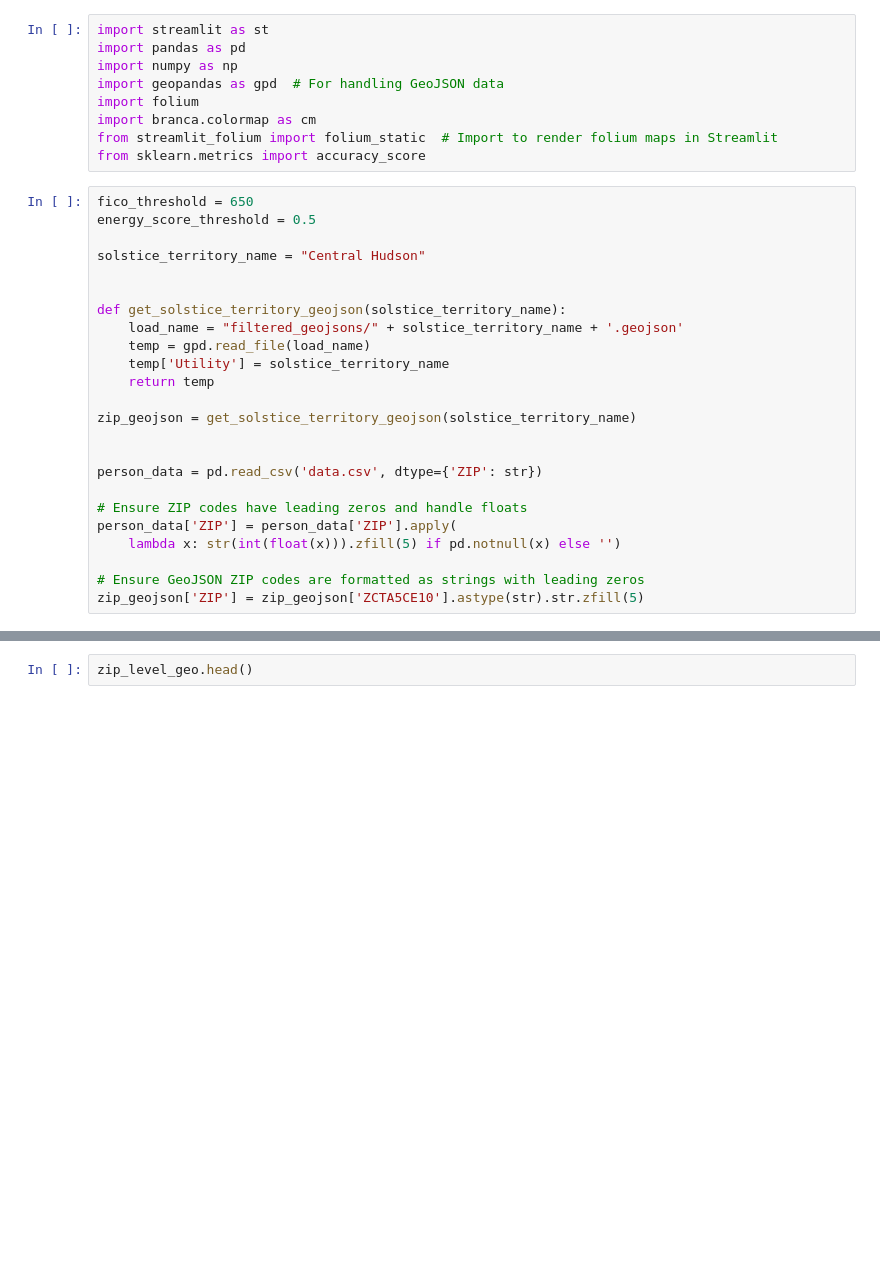
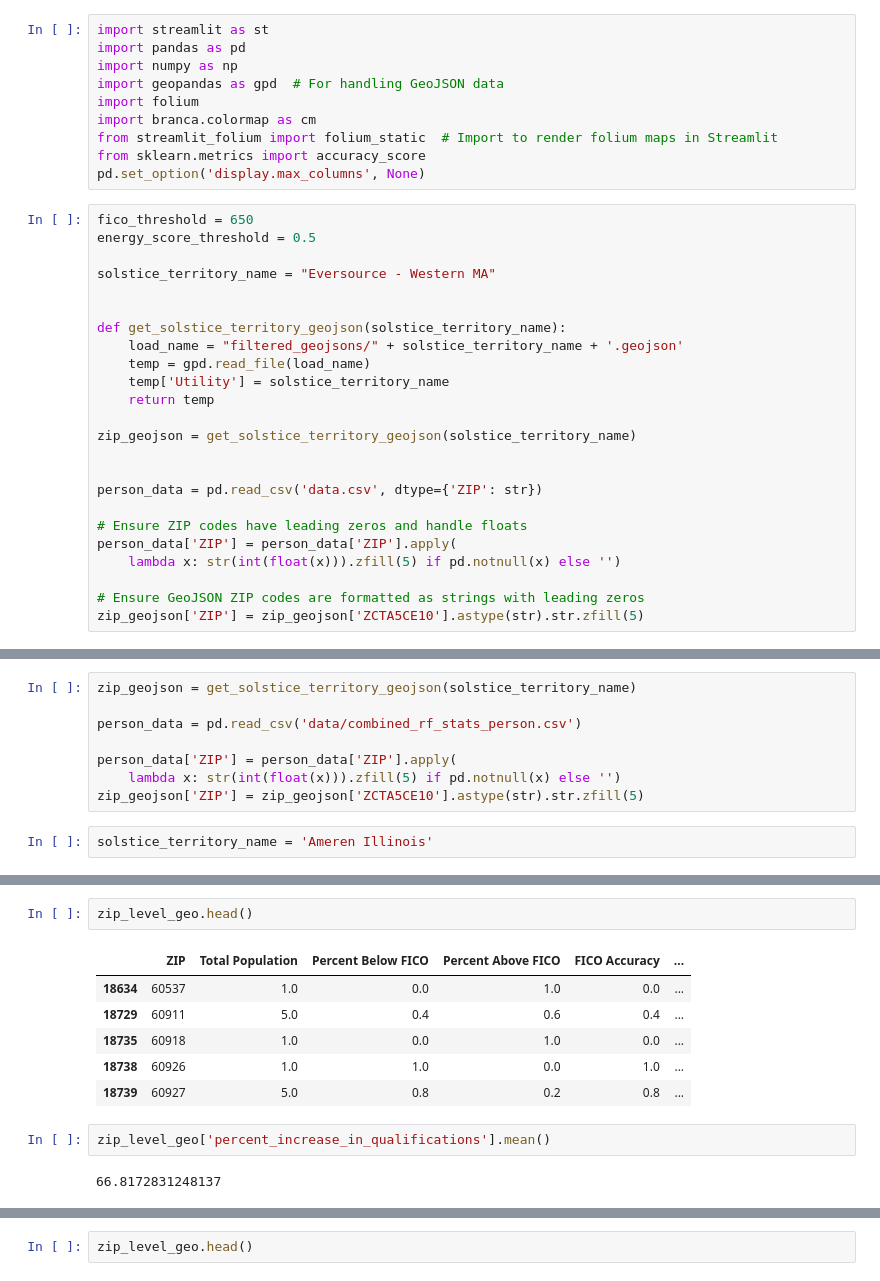
Before and after one commit to Jake-Ford/energyscore_demo, a Jupyter notebook: scratch.ipynb, the cells around one changed output, grey strips where cells are left out. Saved outputs shown, nothing was run; the diff lists cells and outputs as text; blank space fills up the shorter version.

```diff
--- a/scratch.ipynb
+++ b/scratch.ipynb
@@ -7,11 +7,12 @@ import folium
 import branca.colormap as cm
 from streamlit_folium import folium_static  # Import to render folium maps in Streamlit
 from sklearn.metrics import accuracy_score
+pd.set_option('display.max_columns', None)
 # %%
 fico_threshold = 650
 energy_score_threshold = 0.5
 
-solstice_territory_name = "Central Hudson"
+solstice_territory_name = "Eversource - Western MA"
 
 
 def get_solstice_territory_geojson(solstice_territory_name):
@@ -37,0 +71,10 @@ state_name
+# %%
+zip_geojson = get_solstice_territory_geojson(solstice_territory_name)
+
+person_data = pd.read_csv('data/combined_rf_stats_person.csv')
+
+person_data['ZIP'] = person_data['ZIP'].apply(
+    lambda x: str(int(float(x))).zfill(5) if pd.notnull(x) else '')
+zip_geojson['ZIP'] = zip_geojson['ZCTA5CE10'].astype(str).str.zfill(5)
+# %%
+solstice_territory_name = 'Ameren Illinois'
@@ -37,0 +178,13 @@ state_name
+# %%
+zip_level_geo.head()
+# %% [output]
+|  | ZIP | Total Population | Percent Below FICO | Percent Above FICO | FICO Accuracy | ... |
+| 18634 | 60537 | 1.0 | 0.0 | 1.0 | 0.0 | ... |
+| 18729 | 60911 | 5.0 | 0.4 | 0.6 | 0.4 | ... |
+| 18735 | 60918 | 1.0 | 0.0 | 1.0 | 0.0 | ... |
+| 18738 | 60926 | 1.0 | 1.0 | 0.0 | 1.0 | ... |
+| 18739 | 60927 | 5.0 | 0.8 | 0.2 | 0.8 | ... |
+# %%
+zip_level_geo['percent_increase_in_qualifications'].mean()
+# %% [output]
+66.8172831248137
```
Also changed, not shown: parts of 16 cells of this notebook, 3 other files.
